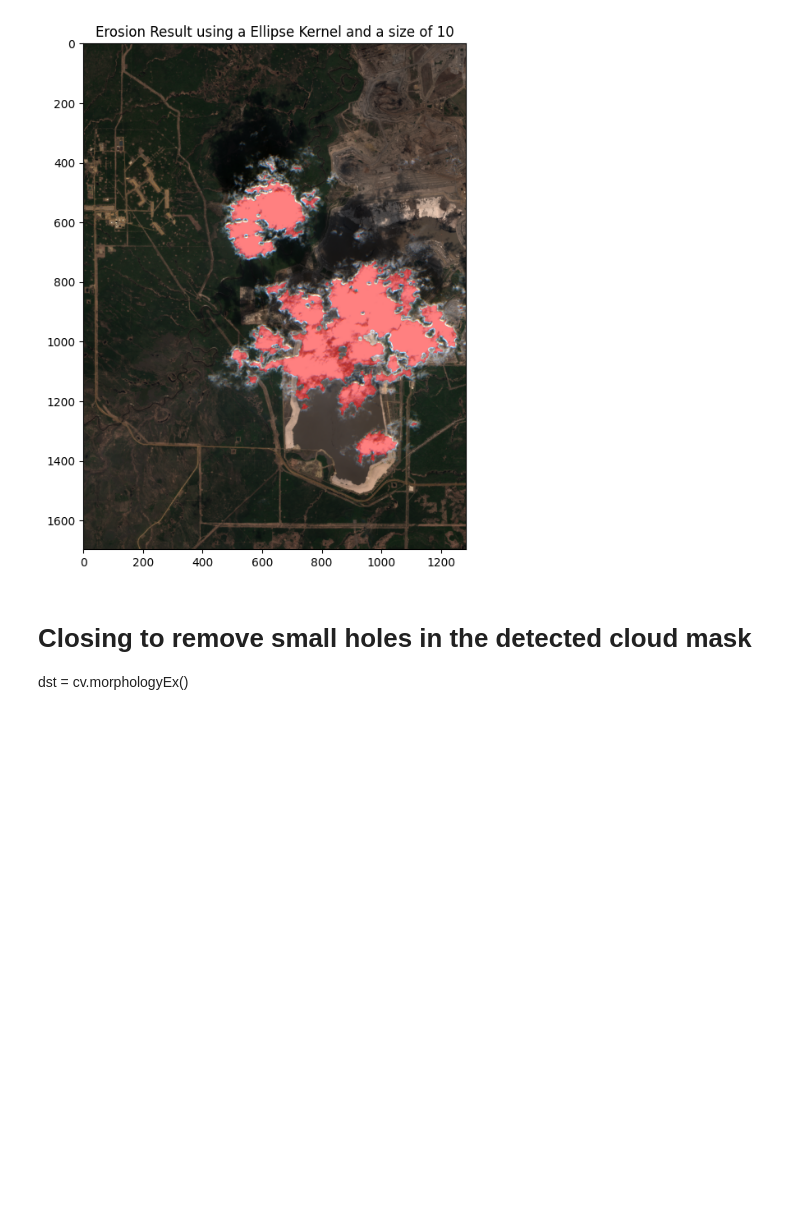
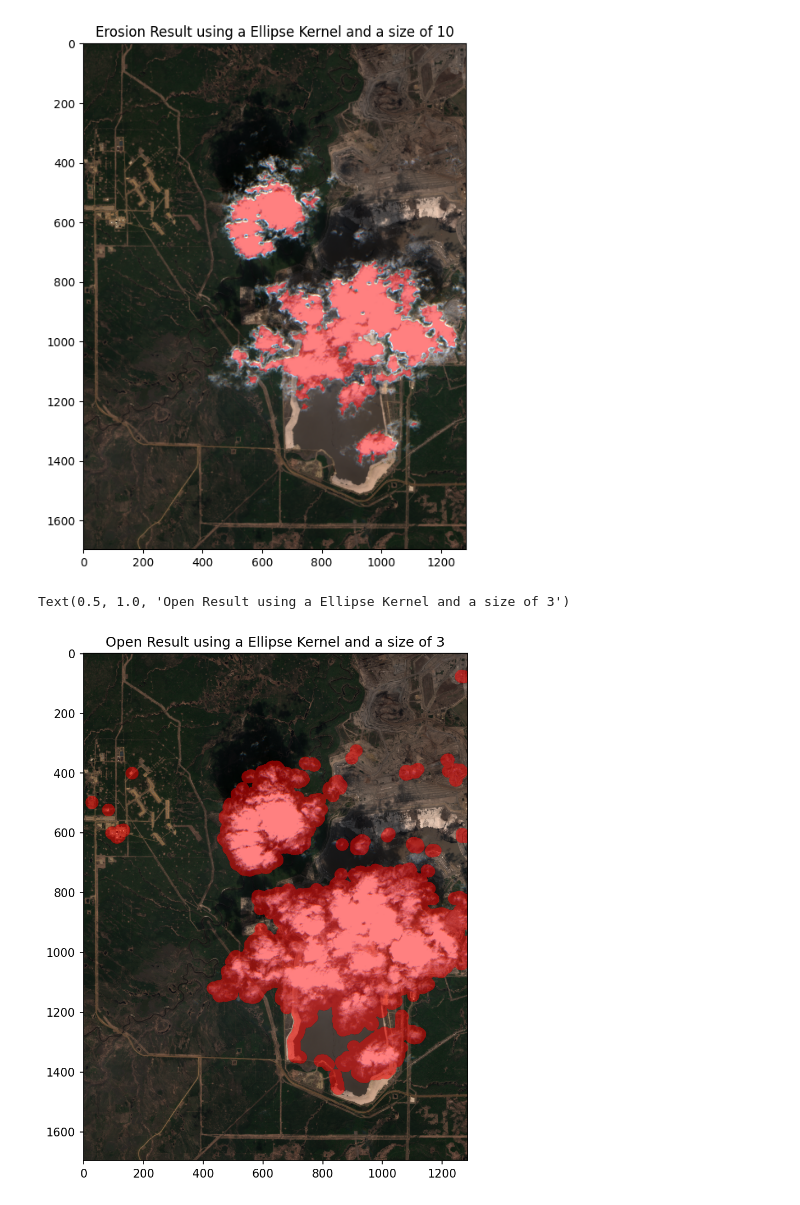
Before and after one commit to ebiederstadt/satellite-approximation, a Jupyter notebook: notebooks/cloud_masks.ipynb, the cells around one changed output. Saved outputs shown, nothing was run; the diff lists cells and outputs as text; code cells hidden in the pictures; blank space fills up the shorter version.

```diff
--- a/notebooks/cloud_masks.ipynb
+++ b/notebooks/cloud_masks.ipynb
@@ -69,7 +73,28 @@ plt.title(f"Erosion Result using a Ellipse Kernel and a size of {dilation_size}"
 plt.savefig("comparing_erosion.png", dpi=300, bbox_inches="tight")
 # %% [output]
 [figure]
-# %% [markdown]
-# Closing to remove small holes in the detected cloud mask
-
-dst = cv.morphologyEx()
+# %%
+# Open to remove small, noisy pixels
+
+open_size = 3
+open_shape = cv.MORPH_ELLIPSE
+element = cv.getStructuringElement(open_shape, (2 * open_size + 1, 2 * open_size + 1))
+open_op = cv.MORPH_OPEN
+
+open_dst = cv.morphologyEx(new_mask, open_op, element)
+
+dilation_size = 20
+element = cv.getStructuringElement(open_shape, (2 * dilation_size + 1, 2 * dilation_size + 1))
+dilation_dst = cv.dilate(new_mask, element)
+
+plt.figure(figsize=(10, 8))
+
+mask_image = np.zeros((*open_dst.shape, 4))
+mask_image[..., 0] = dilation_dst
+mask_image[..., 3] = dilation_dst * 0.5
+plt.imshow(rgb_image)
+plt.imshow(mask_image)
+plt.title(f"Open Result using a Ellipse Kernel and a size of {open_size}")
+# %% [output]
+Text(0.5, 1.0, 'Open Result using a Ellipse Kernel and a size of 3')
+[figure, added]
```
Also changed, not shown: parts of 4 cells of this notebook, 13 other files.
